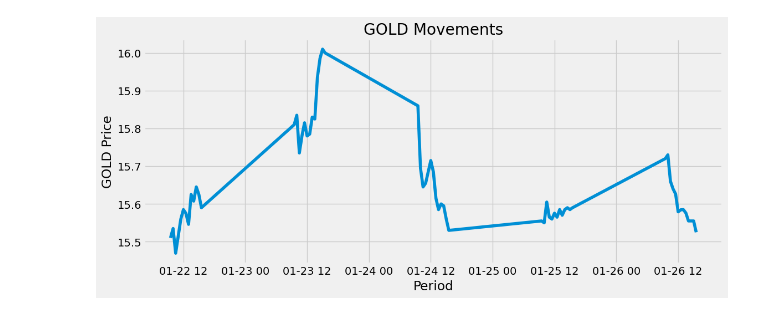
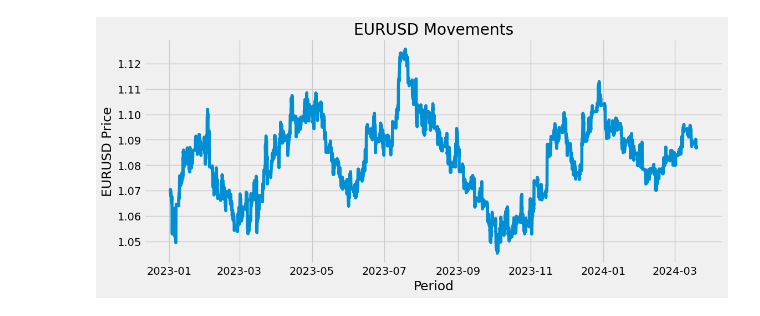
Before and after one commit to nnormal/LSTM, a Jupyter notebook: LSTM_model.ipynb, the cells around one changed output. Cells and saved outputs as stored; diff of their text form; code cells hidden in the pictures.

Commit message:
Modified to fetch from MT5 and forcast for 5-Days

```diff
--- a/LSTM_model.ipynb
+++ b/LSTM_model.ipynb
@@ -63,0 +32,16 @@ df.head()
+# %%
+# Fetch historical gold prices
+date_from=datetime.datetime(2023, 1, 1)
+date_to=datetime.datetime.today()
+ticker_symbol="EURUSD"
+rates=mt5.copy_rates_range(ticker_symbol, mt5.TIMEFRAME_H1, date_from, date_to)
+# %%
+# Create a new datetime column from the time column in unix_timestamps
+gold_hist=pd.DataFrame(rates)
+gold_hist['Time']=pd.to_datetime(gold_hist['time'], unit="s")
+gold_hist=gold_hist.drop(columns=['time', 'real_volume'])
+# %%
+# Reindex the column
+new_column_order = ['Time', 'open', 'high', 'low', 'close', 'tick_volume', 'spread']
+gold_hist = gold_hist.reindex(columns=new_column_order)
+gold_hist.head()
@@ -64,9 +55,10 @@ df.head()
 # %%
+# Plot the Gold price movements
 plt.figure(figsize=(12, 5))
-plt.plot(df.index, df['Close'], label=f'Closing {ticker_symbol[:6]} Movement')
+plt.plot(gold_hist['Time'], gold_hist['close'], label=f'Closing {ticker_symbol} Movement')
 plt.xlabel("Period")
-plt.ylabel(f"{ticker_symbol[:6]} Price")
-plt.title(f"{ticker_symbol[:6]} Movements");
+plt.ylabel(f"{ticker_symbol} Price")
+plt.title(f"{ticker_symbol} Movements");
 # %% [output]
-[figure, old version]
+[figure, new version]
 # %%
```
Also changed, not shown: parts of 19 cells of this notebook.
